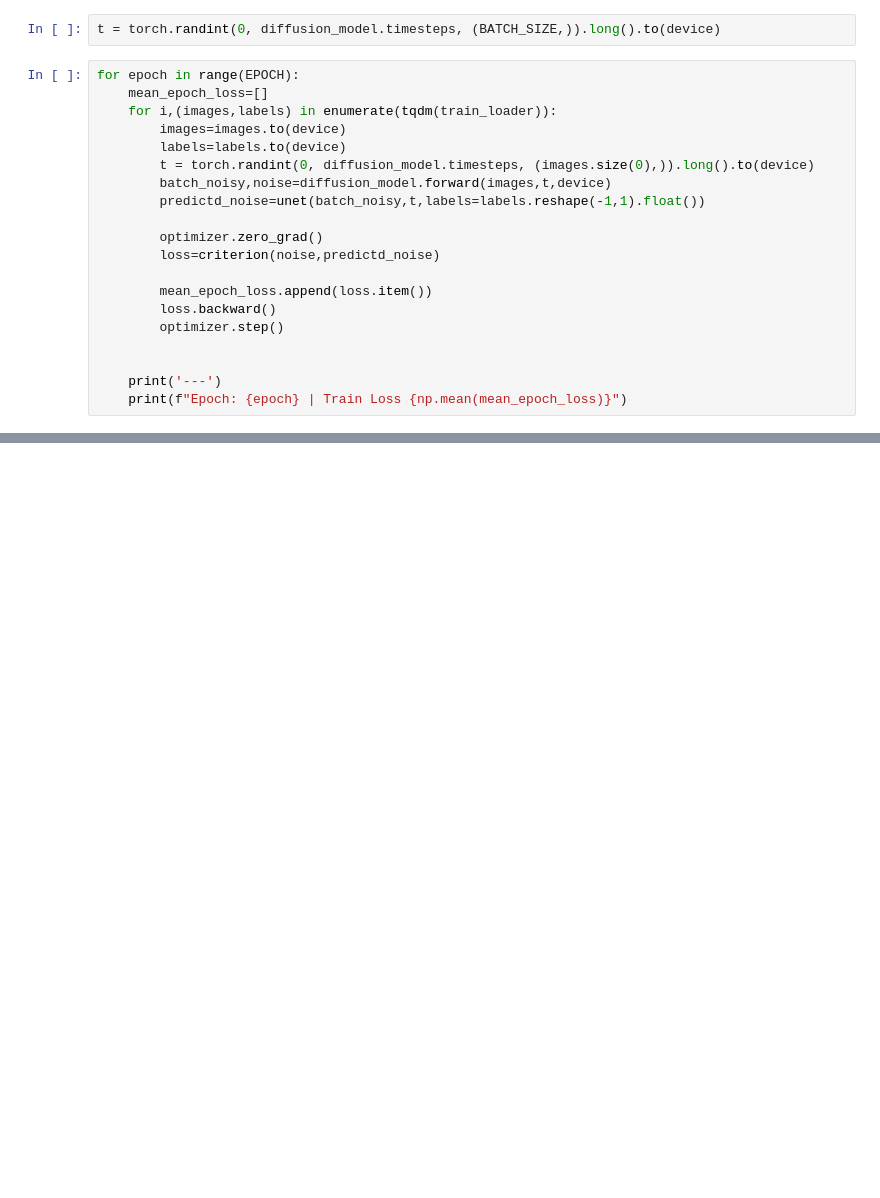
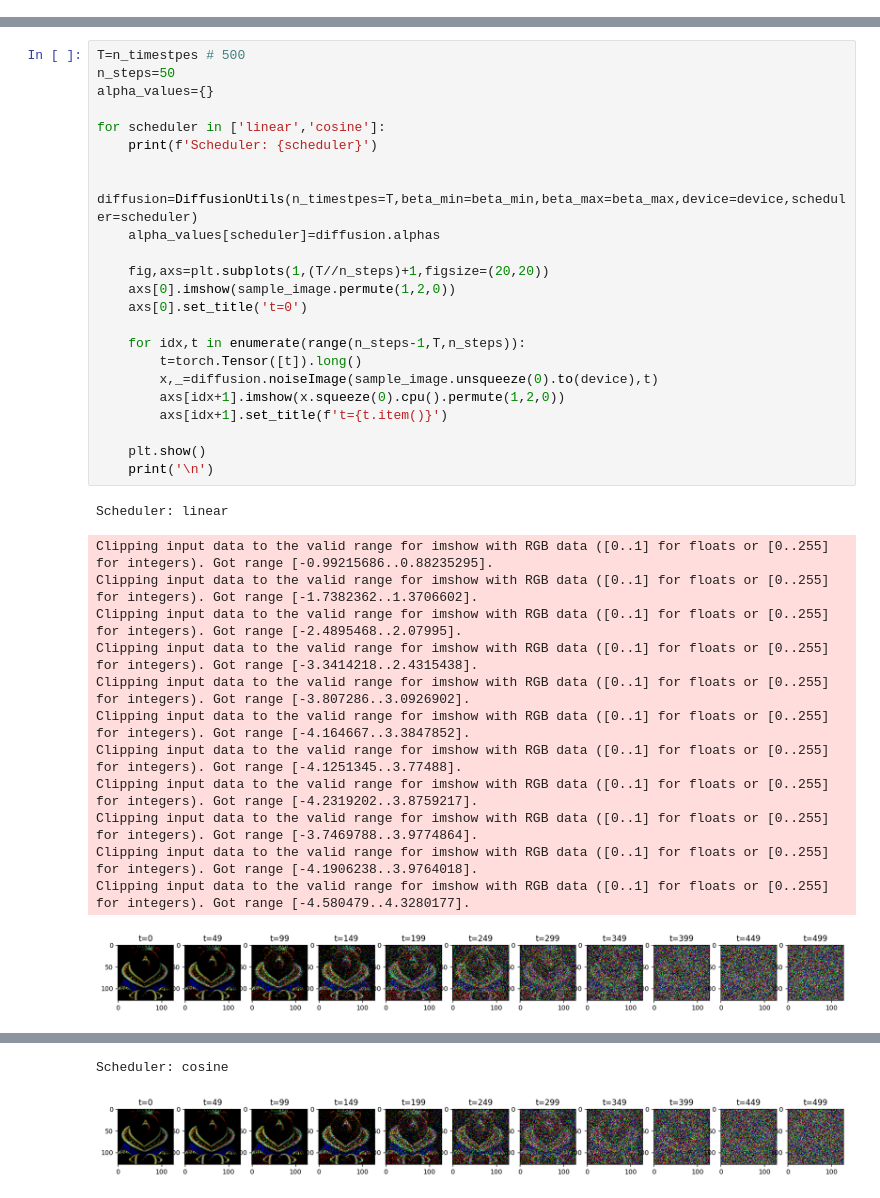
Before and after one commit to Lee-SeungYeol/mnist-stable-diffusion, a Jupyter notebook: stable_diffusion/train_notebook.ipynb, the cells around one changed output, grey strips where cells are left out. Cells and saved outputs as stored; diff of their text form; blank space fills up the shorter version.

```diff
--- a/stable_diffusion/train_notebook.ipynb
+++ b/stable_diffusion/train_notebook.ipynb
@@ -195,22 +65,0 @@ optimizer = torch.optim.Adam(unet.parameters(), lr=LR)
-# %%
-t = torch.randint(0, diffusion_model.timesteps, (BATCH_SIZE,)).long().to(device)
-# %%
-for epoch in range(EPOCH):
-    mean_epoch_loss=[]
-    for i,(images,labels) in enumerate(tqdm(train_loader)):
-        images=images.to(device)
-        labels=labels.to(device)
-        t = torch.randint(0, diffusion_model.timesteps, (images.size(0),)).long().to(device)
-        batch_noisy,noise=diffusion_model.forward(images,t,device)
-        predictd_noise=unet(batch_noisy,t,labels=labels.reshape(-1,1).float())
-
-        optimizer.zero_grad()
-        loss=criterion(noise,predictd_noise)
-
-        mean_epoch_loss.append(loss.item())
-        loss.backward()
-        optimizer.step()
-
-
-    print('---')
-    print(f"Epoch: {epoch} | Train Loss {np.mean(mean_epoch_loss)}")
@@ -242,0 +123,37 @@ Epoch: 11 | Train Loss 0.02364703448675573
+# %%
+T=n_timestpes # 500
+n_steps=50
+alpha_values={}
+
+for scheduler in ['linear','cosine']:
+    print(f'Scheduler: {scheduler}')
+
+    diffusion=DiffusionUtils(n_timestpes=T,beta_min=beta_min,beta_max=beta_max,device=device,scheduler=scheduler)
+    alpha_values[scheduler]=diffusion.alphas
+
+    fig,axs=plt.subplots(1,(T//n_steps)+1,figsize=(20,20))
+    axs[0].imshow(sample_image.permute(1,2,0))
+    axs[0].set_title('t=0')
+
+    for idx,t in enumerate(range(n_steps-1,T,n_steps)):
+        t=torch.Tensor([t]).long()
+        x,_=diffusion.noiseImage(sample_image.unsqueeze(0).to(device),t)
+        axs[idx+1].imshow(x.squeeze(0).cpu().permute(1,2,0))
+        axs[idx+1].set_title(f't={t.item()}')
+
+    plt.show()
+    print('\n')
+# %% [output]
+Scheduler: linear
+Clipping input data to the valid range for imshow with RGB data ([0..1] for floats or [0..255] for integers). Got range [-0.99215686..0.88235295].
+Clipping input data to the valid range for imshow with RGB data ([0..1] for floats or [0..255] for integers). Got range [-1.7382362..1.3706602].
+Clipping input data to the valid range for imshow with RGB data ([0..1] for floats or [0..255] for integers). Got range [-2.4895468..2.07995].
+Clipping input data to the valid range for imshow with RGB data ([0..1] for floats or [0..255] for integers). Got range [-3.3414218..2.4315438].
+Clipping input data to the valid range for imshow with RGB data ([0..1] for floats or [0..255] for integers). Got range [-3.807286..3.0926902].
+Clipping input data to the valid range for imshow with RGB data ([0..1] for floats or [0..255] for integers). Got range [-4.164667..3.3847852].
+Clipping input data to the valid range for imshow with RGB data ([0..1] for floats or [0..255] for integers). Got range [-4.1251345..3.77488].
+Clipping input data to the valid range for imshow with RGB data ([0..1] for floats or [0..255] for integers). Got range [-4.2319202..3.8759217].
+Clipping input data to the valid range for imshow with RGB data ([0..1] for floats or [0..255] for integers). Got range [-3.7469788..3.9774864].
+Clipping input data to the valid range for imshow with RGB data ([0..1] for floats or [0..255] for integers). Got range [-4.1906238..3.9764018].
+Clipping input data to the valid range for imshow with RGB data ([0..1] for floats or [0..255] for integers). Got range [-4.580479..4.3280177].
+[figure, added]
@@ -242,0 +171,2 @@ Epoch: 11 | Train Loss 0.02364703448675573
+Scheduler: cosine
+[figure, added]
```
Also changed, not shown: parts of 21 cells of this notebook, 17 other files.
